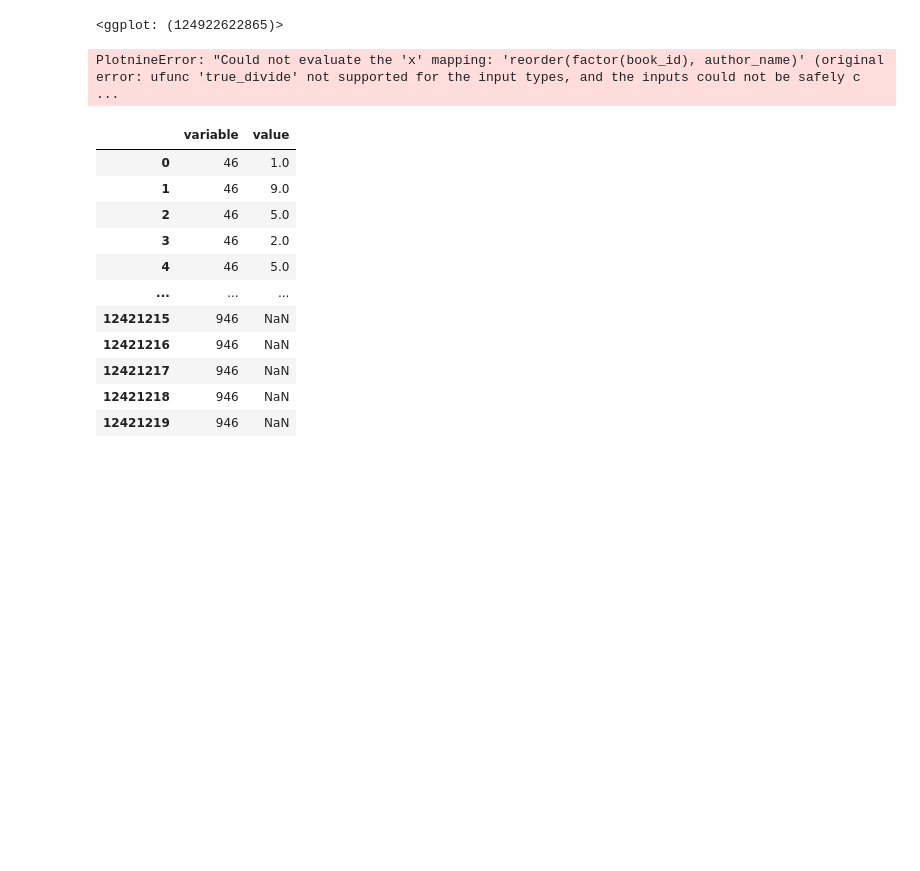
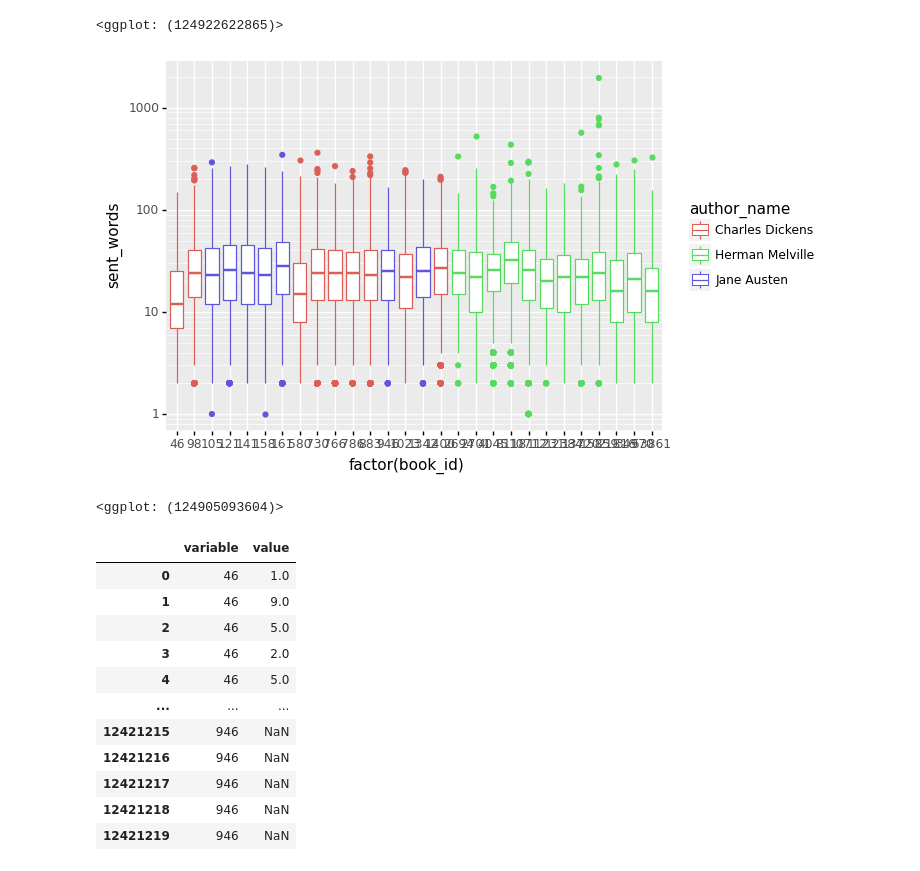
Before and after one commit to accuracy-eminent/writing_style_detection, a Jupyter notebook: eda.ipynb, the cells around one changed output. Drawn from its saved outputs; the diff is of its cells as text; code cells hidden in the pictures; blank space fills up the shorter version.

Commit message:
Consolidate data frame creation

```diff
--- a/eda.ipynb
+++ b/eda.ipynb
@@ -113,22 +127,16 @@ graph_df = word_chars_df_long.merge(book_authors_df, on='book_id', how='left')
 # %% [output]
 [figure]
 <ggplot: (124922622865)>
-# %%
-sent_words = {book_id:book_stat['sent_words'] for book_id, book_stat in book_stats.items()}
-sent_words_df = pd.DataFrame.from_dict({k: pd.Series(v) for k, v in sent_words.items()}, orient='columns')
-sent_words_df_long = pd.melt(sent_words_df).dropna(how='any')
-sent_words_df_long.columns = ['book_id', 'sent_words']
-book_authors_df = pd.melt(pd.DataFrame.from_dict({k:pd.Series(v) for k, v in book_authors.items()}))
-book_authors_df.columns = ['author_name', 'book_id']
-graph_df = sent_words_df_long.merge(book_authors_df, on='book_id', how='left')
-
-(
-    ggplot(graph_df)
-    + geom_boxplot(aes(x='factor(book_id)', y='sent_words', color='author_name'))
-    + scale_y_log10()
-)
-# %% [output]
-PlotnineError: "Could not evaluate the 'x' mapping: 'reorder(factor(book_id), author_name)' (original error: ufunc 'true_divide' not supported for the input types, and the inputs could not be safely c ...
+# %%
+sent_words = {book_id:book_stat['sent_words'] for book_id, book_stat in
+(
+    ggplot(graph_df)
+    + geom_boxplot(aes(x='factor(book_id)', y='sent_words', color='author_name'))
+    + scale_y_log10()
+)
+# %% [output]
+[figure, added]
+<ggplot: (124905093604)>
 # %%
 pd.melt(df)
 # %% [output]
```
Also changed, not shown: parts of 1 cell of this notebook.
